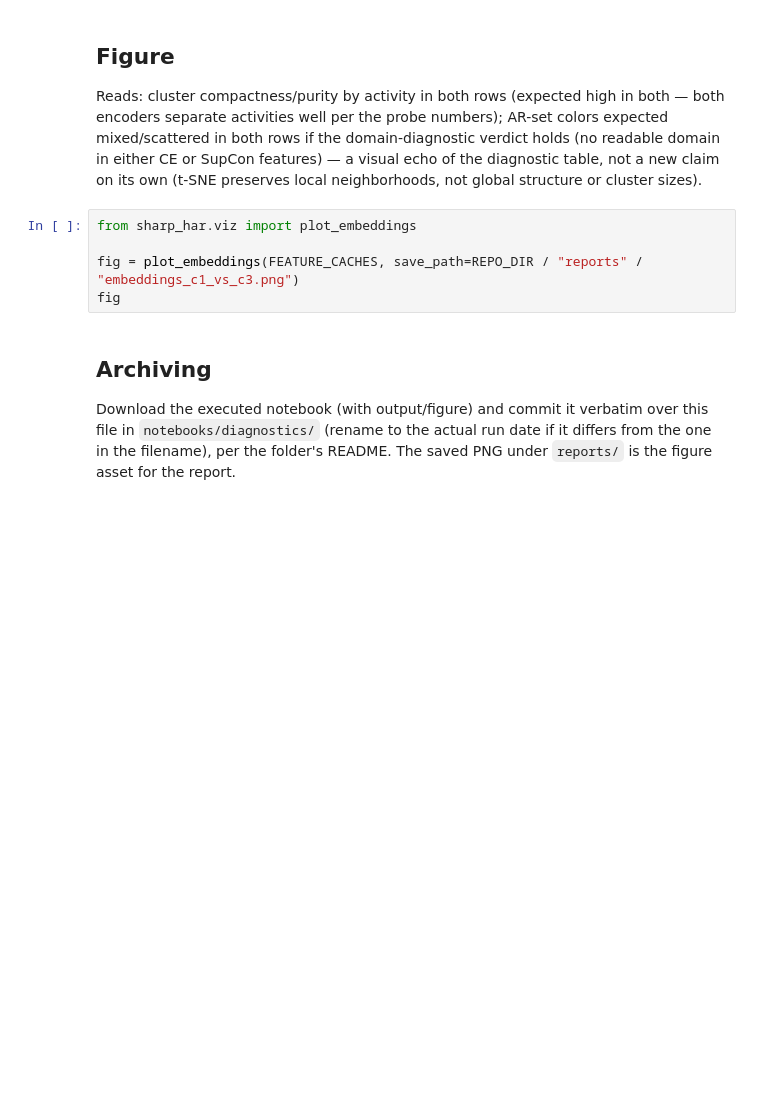
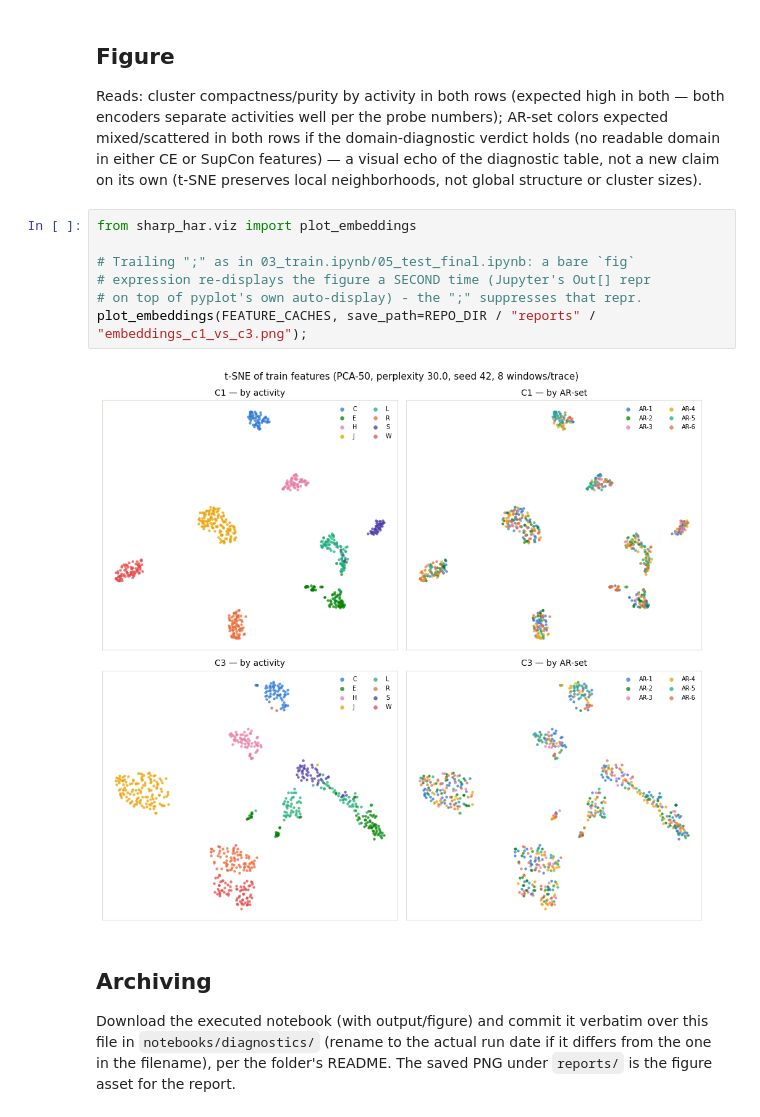
Before and after one commit to FilippoIsoni/sharp-har, a Jupyter notebook: notebooks/diagnostics/2026-07-18_embeddings_c1_vs_c3.ipynb, the cells around one changed output. Saved outputs shown, nothing was run; the diff lists cells and outputs as text; blank space fills up the shorter version.

```diff
--- a/notebooks/diagnostics/2026-07-18_embeddings_c1_vs_c3.ipynb
+++ b/notebooks/diagnostics/2026-07-18_embeddings_c1_vs_c3.ipynb
@@ -81,11 +89,15 @@ domain-diagnostic verdict holds (no readable domain in either CE or
 SupCon features) — a visual echo of the diagnostic table, not a new
 claim on its own (t-SNE preserves local neighborhoods, not global
 structure or cluster sizes).
-# %%
-from sharp_har.viz import plot_embeddings
-
-fig = plot_embeddings(FEATURE_CACHES, save_path=REPO_DIR / "reports" / "embeddings_c1_vs_c3.png")
-fig
+# %%
+from sharp_har.viz import plot_embeddings
+
+# Trailing ";" as in 03_train.ipynb/05_test_final.ipynb: a bare `fig`
+# expression re-displays the figure a SECOND time (Jupyter's Out[] repr
+# on top of pyplot's own auto-display) - the ";" suppresses that repr.
+plot_embeddings(FEATURE_CACHES, save_path=REPO_DIR / "reports" / "embeddings_c1_vs_c3.png");
+# %% [output]
+[figure, added]
 # %% [markdown]
 ## Archiving
 
```
Also changed, not shown: parts of 2 cells of this notebook.
